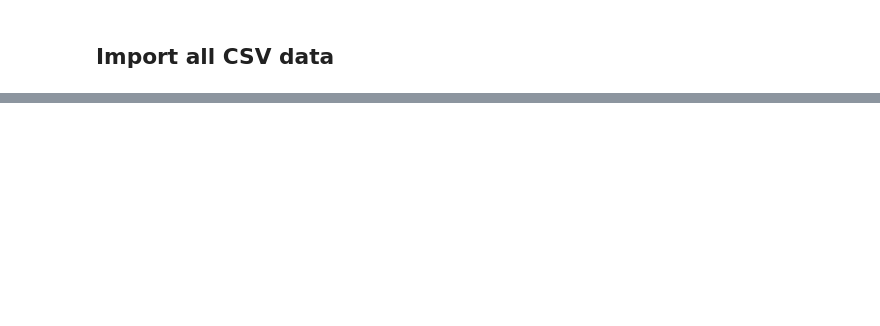
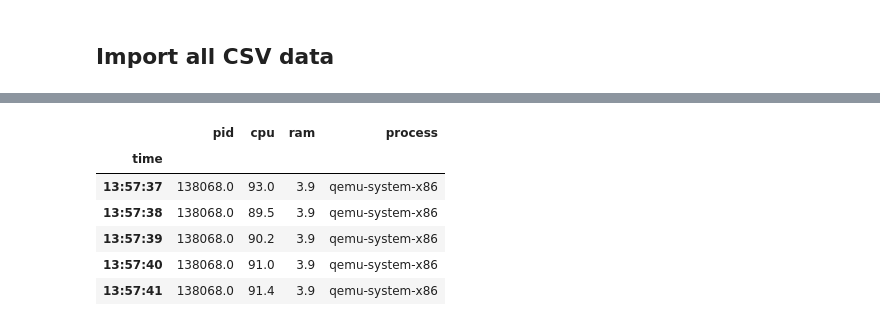
Before and after one commit to gijsebaert/bp-poc-GillesIjsebaert, a Jupyter notebook: results/bp_poc_GillesIjsebaert.ipynb, the cells around one changed output, grey strips where cells are left out. Saved outputs shown, nothing was run; the diff lists cells and outputs as text; code cells hidden in the pictures; blank space fills up the shorter version.

```diff
--- a/results/bp_poc_GillesIjsebaert.ipynb
+++ b/results/bp_poc_GillesIjsebaert.ipynb
@@ -43,0 +128,12 @@ instanceCreation3OpenStack = pd.read_csv('./instanceCreation3OpenStack.csv')
+# %%
+instanceCreationOpenStack.head()
+
+#instanceCreationOpenStack['time'] = pd.to_datetime(instanceCreationOpenStack['time'], format='%H:%M:%S', errors='coerce', utc = True).dt.time
+# %% [output]
+|  | pid | cpu | ram | process |
+| time |  |  |  |  |
+| 13:57:37 | 138068.0 | 93.0 | 3.9 | qemu-system-x86 |
+| 13:57:38 | 138068.0 | 89.5 | 3.9 | qemu-system-x86 |
+| 13:57:39 | 138068.0 | 90.2 | 3.9 | qemu-system-x86 |
+| 13:57:40 | 138068.0 | 91.0 | 3.9 | qemu-system-x86 |
+| 13:57:41 | 138068.0 | 91.4 | 3.9 | qemu-system-x86 |
```
Also changed, not shown: parts of 16 cells of this notebook.
